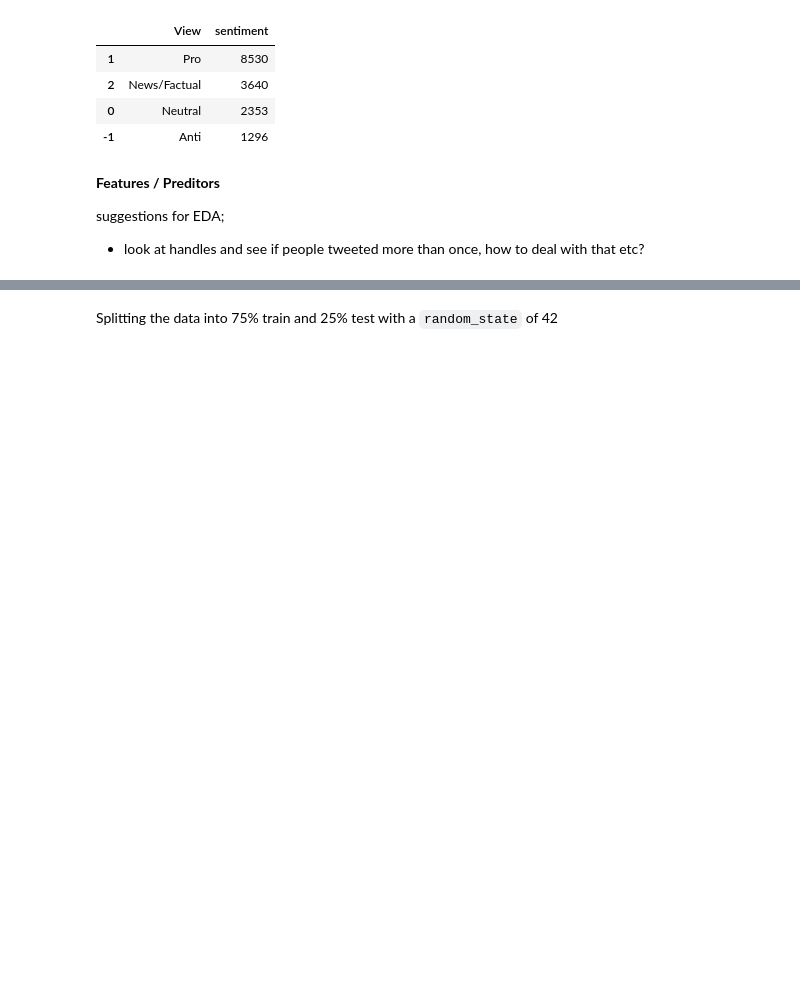
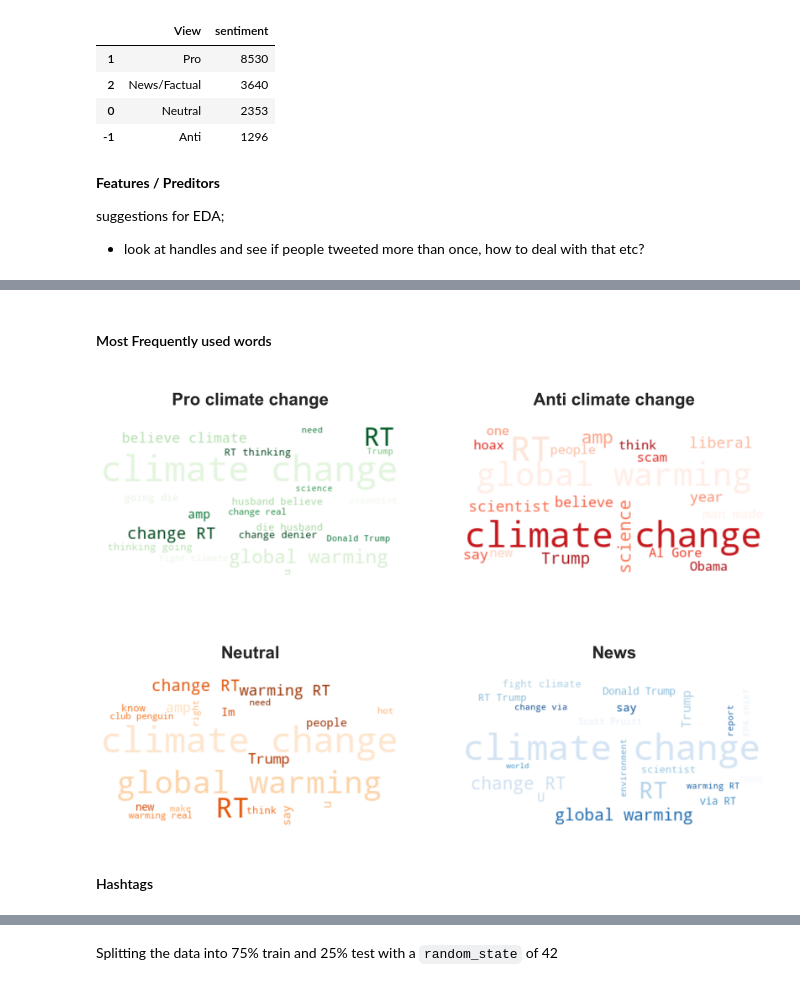
Before and after one commit to MakgaboMaja/classification_Team_TS1, a Jupyter notebook: Hena/Classification Predict.ipynb, the cells around one changed output, grey strips where cells are left out. Cells and saved outputs as stored; diff of their text form; code cells hidden in the pictures; blank space fills up the shorter version.

```diff
--- a/Hena/Classification Predict.ipynb
+++ b/Hena/Classification Predict.ipynb
@@ -270,0 +334,2 @@ Stemming is not an option because it looks for similarity in words and often ret
+# %%
+df_train['tokens'] = df_train['message'].apply(tokenize)
@@ -353,0 +363,2 @@ y = train['sentiment']
+# %%
+df_train['lemmatized'] = df_train['tokens'].apply(lemmatize_)
@@ -353,0 +382,2 @@ y = train['sentiment']
+# %% [markdown]
+#### Most Frequently used words
@@ -353,0 +399,45 @@ y = train['sentiment']
+# %%
+anti_cloud = WordCloud(
+    background_color ='white',
+    max_font_size = 130,
+    max_words = 20,
+    colormap = "Reds").generate(anti_climate)
+
+pro_cloud = WordCloud(
+    background_color ='white',
+    max_font_size = 130,
+    max_words = 20,
+    colormap = "Greens").generate(pro_climate)
+
+neutral_cloud = WordCloud(
+    background_color ='white',
+    max_font_size = 130,
+    max_words = 20,
+    colormap = "Oranges").generate(neutral_climate)
+
+news_cloud = WordCloud(
+    background_color ='white',
+    max_font_size = 130,
+    max_words = 20,
+    colormap = "Blues").generate(news_climate)
+# %%
+fig, ax = plt.subplots(2, 2, figsize=(35, 25))
+ax[0, 0].imshow(pro_cloud, interpolation="bilinear")
+ax[0, 1].imshow(anti_cloud, interpolation="bilinear")
+ax[1, 0].imshow(neutral_cloud, interpolation="bilinear")
+ax[1, 1].imshow(news_cloud, interpolation="bilinear")
+
+ax[0, 0].set_title('\nPro climate change\n', fontsize = 50, fontweight = 'bold')
+ax[0, 1].set_title('\nAnti climate change\n', fontsize = 50, fontweight = 'bold')
+ax[1, 0].set_title('\nNeutral\n', fontsize = 50, fontweight = 'bold')
+ax[1, 1].set_title('\nNews\n', fontsize = 50, fontweight = 'bold')
+
+ax[0, 0].axis("off")
+ax[0, 1].axis("off")
+ax[1, 0].axis("off")
+ax[1, 1].axis("off")
+plt.show()
+# %% [output]
+[figure, added]
+# %% [markdown]
+#### Hashtags
```
Also changed, not shown: parts of 190 cells of this notebook.
